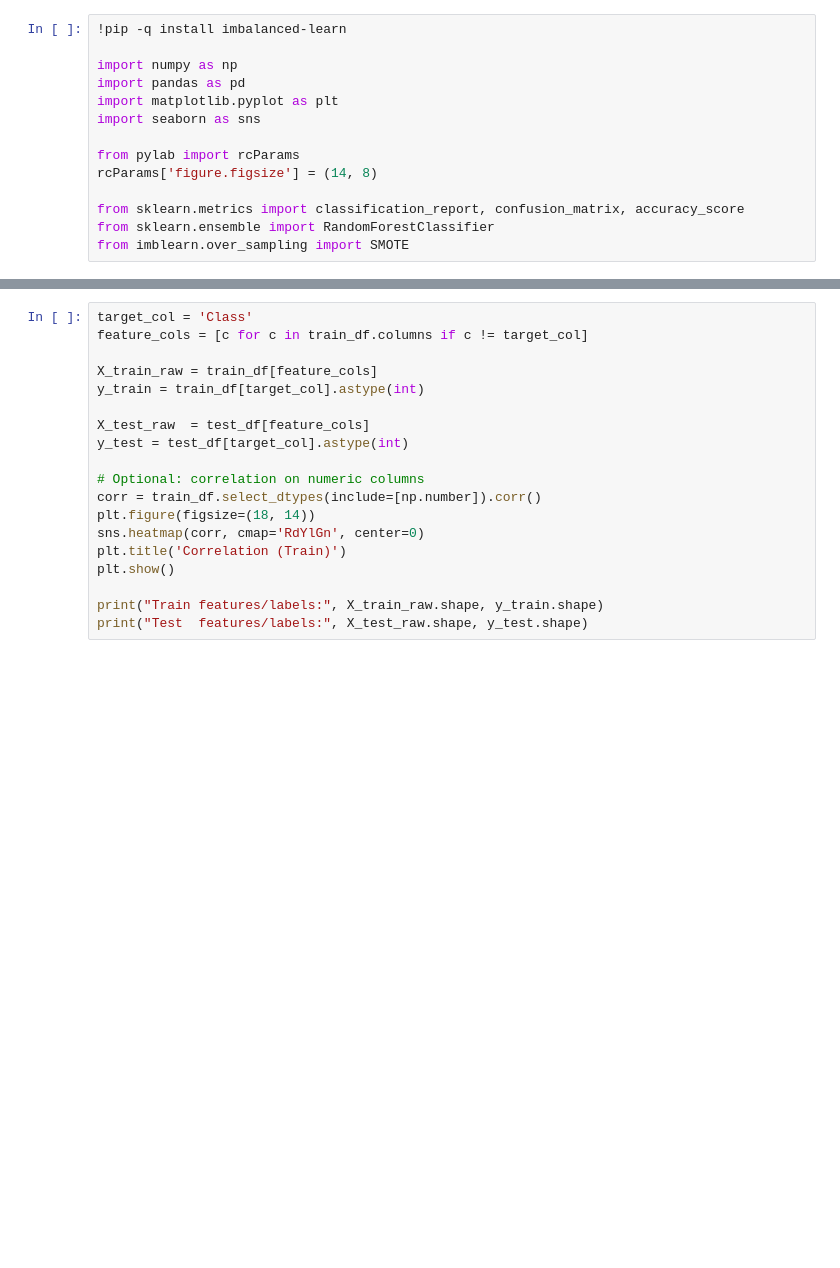
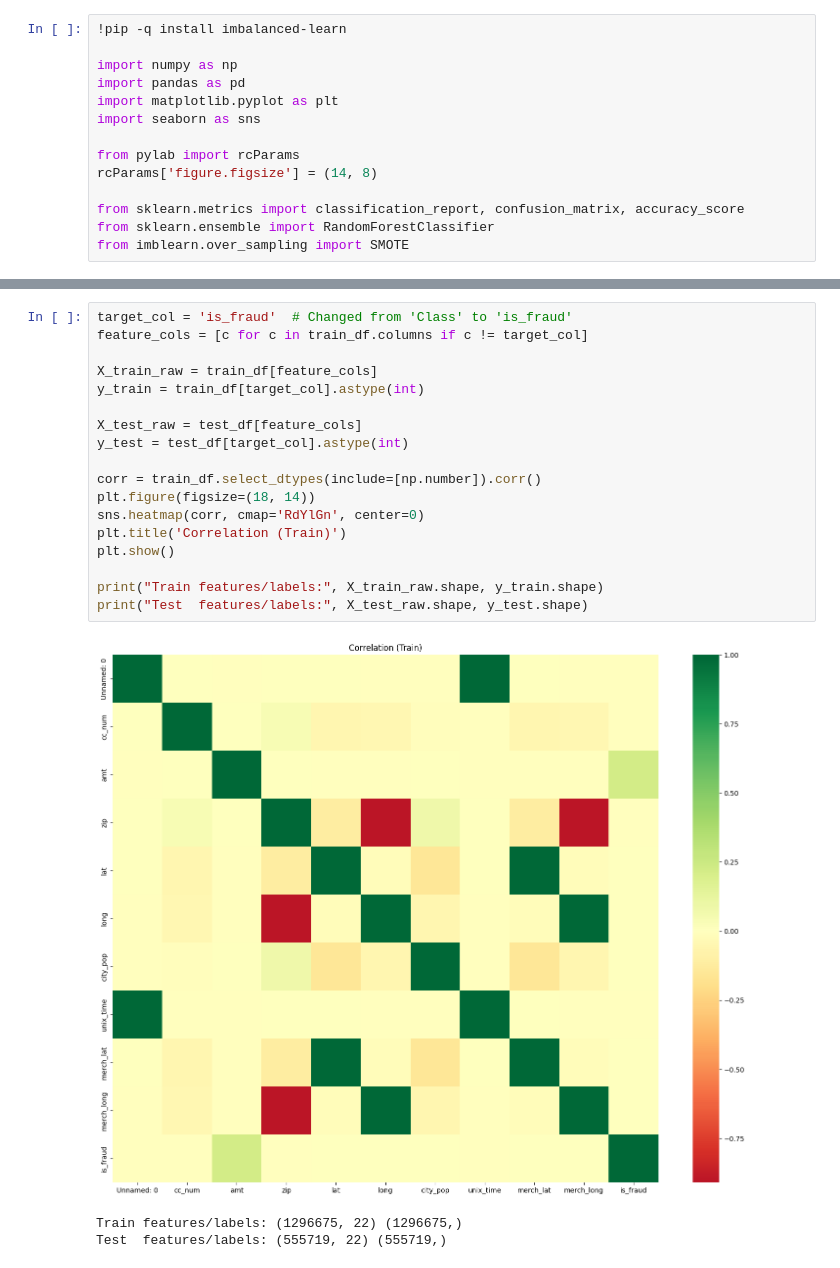
Before and after one commit to Aditya17-bot/Fraud_detection, a Jupyter notebook: fraud.ipynb, the cells around one changed output, grey strips where cells are left out. Saved outputs shown, nothing was run; the diff lists cells and outputs as text; blank space fills up the shorter version.

```diff
--- a/fraud.ipynb
+++ b/fraud.ipynb
@@ -71,19 +110,22 @@ plt.show()
 # %%
-target_col = 'Class'
+target_col = 'is_fraud'  # Changed from 'Class' to 'is_fraud'
 feature_cols = [c for c in train_df.columns if c != target_col]
 
 X_train_raw = train_df[feature_cols]
 y_train = train_df[target_col].astype(int)
 
-X_test_raw  = test_df[feature_cols]
+X_test_raw = test_df[feature_cols]
 y_test = test_df[target_col].astype(int)
 
-# Optional: correlation on numeric columns
 corr = train_df.select_dtypes(include=[np.number]).corr()
 plt.figure(figsize=(18, 14))
 sns.heatmap(corr, cmap='RdYlGn', center=0)
 plt.title('Correlation (Train)')
 plt.show()
 
 print("Train features/labels:", X_train_raw.shape, y_train.shape)
 print("Test  features/labels:", X_test_raw.shape, y_test.shape)
+# %% [output]
+[figure, added]
+Train features/labels: (1296675, 22) (1296675,)
+Test  features/labels: (555719, 22) (555719,)
```
Also changed, not shown: parts of 14 cells of this notebook.
